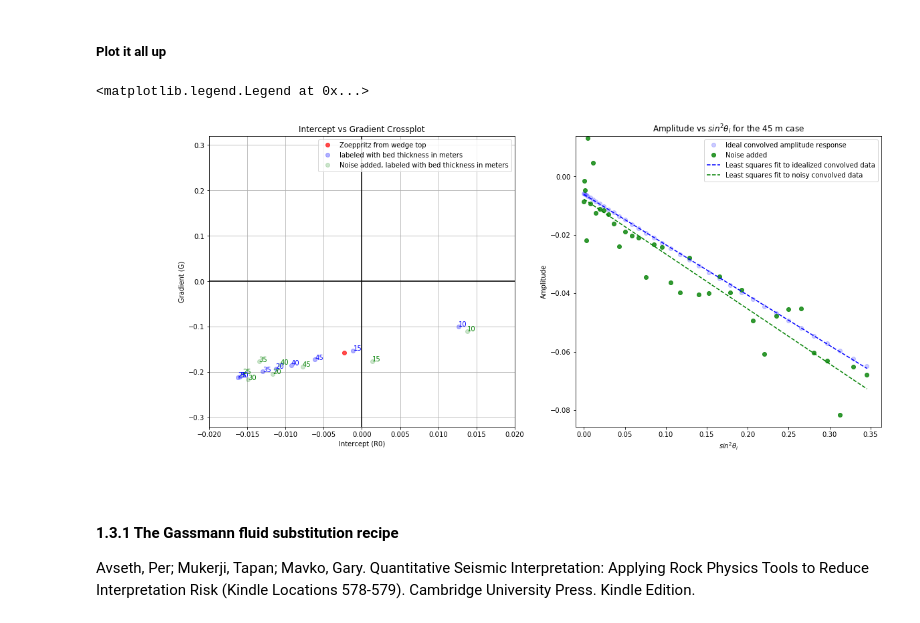
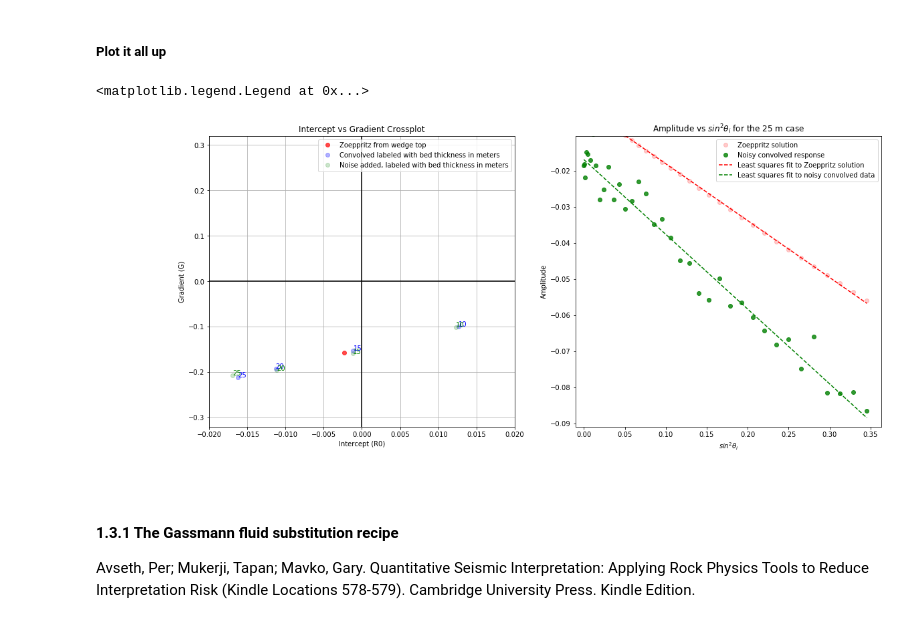
Before and after one commit to tccw/geotools, a Jupyter notebook: AVOtutorial.ipynb, the cells around one changed output. Saved outputs shown, nothing was run; the diff lists cells and outputs as text; code cells hidden in the pictures.

Commit message:
Changed some text and end plots

```diff
--- a/AVOtutorial.ipynb
+++ b/AVOtutorial.ipynb
@@ -1137,7 +1137,7 @@ AconvTunedGradientNoise = []
 YconvNoisyList = []
 n = []
 
-for i in range(10):
+for i in range(6):
     #Some handy constants
     nlayers = len(vp_mod)
     nint = nlayers - 1
@@ -1236,7 +1236,7 @@ for i in range(10):
     Yconv = np.array(line1)
     Yconv = Yconv.reshape((ntrc, 1))
     #add a bit of noise
-    YconvNoisy = np.random.normal(0,np.std(Yconv)/2,len(np.arange(theta1_max+1)))
+    YconvNoisy = np.random.normal(0,np.std(Yconv)/5,len(np.arange(theta1_max+1)))
     YconvNoisy = YconvNoisy.reshape((len(YconvNoisy),1))+Yconv
 
 
@@ -1268,42 +1268,44 @@ ax1 = plt.subplot(121)
 ax1.plot(Azoep[0],Azoep[1],'ro',alpha = 0.7, label = 'Zoeppritz from wedge top')
 #ax1.plot(AconvTunedIntercept, AconvTunedGradient, 'b--',alpha = 0.2, label = 'Convolved from wedge top [' +
          #str(int(wvlt_cfreq)) + r' Hz center $f$]')
-ax1.plot(AconvTunedIntercept, AconvTunedGradient, 'bo', alpha = 0.3, label = 'labeled with bed thickness in meters')
+ax1.plot(AconvTunedIntercept, AconvTunedGradient, 'bo', alpha = 0.3, label = 'Convolved labeled with bed thickness in meters')
 #ax1.plot(AconvTunedInterceptNoise, AconvTunedGradientNoise, 'g--',alpha = 0.2)
 ax1.plot(AconvTunedInterceptNoise, AconvTunedGradientNoise, 'go', alpha = 0.2, label = 'Noise added, labeled with bed thickness in meters')
 ax1.set_xlim(np.round(-Azoep[0]*10,2),np.round(Azoep[0]*10,2))
 ax1.set_ylim(np.round(-Azoep[1]*2,2),np.round(Azoep[1]*2,2))
 ax1.invert_yaxis()
 ax1.invert_xaxis()
 ax1.set_xlabel('Intercept (R0)')
 ax1.set_ylabel('Gradient (G)')
 ax1.set_title('Intercept vs Gradient Crossplot')
 ax1.axvline(x=0,color = 'k')
 ax1.axhline(y=0,color = 'k')
 ax1.legend()
 ax1.grid()
 for i, txt in enumerate(n):
     ax1.annotate(txt, (AconvTunedIntercept[i],AconvTunedGradient[i]),color = 'blue', fontsize = 'medium')
 for i, txt in enumerate(n):
     ax1.annotate(txt, (AconvTunedInterceptNoise[i],AconvTunedGradientNoise[i]), color = 'green', fontsize = 'medium')
 
 axisbuffer = 1.05
 
 ax2 = plt.subplot(122)
 
-ax2.plot(sintheta2,Yconv,'bo', label = 'Ideal convolved amplitude response', alpha = 0.2)
-ax2.plot(sintheta2,YconvNoisy,'go', label = 'Noise added', alpha = 0.8 )
+ax2.plot(sintheta2,Yzoep,'ro', label = 'Zoeppritz solution', alpha = 0.2)
+#ax2.plot(sintheta2,Yconv,'bo', label = 'Ideal convolved amplitude response', alpha = 0.2)
+ax2.plot(sintheta2,YconvNoisy,'go', label = 'Noisy convolved response', alpha = 0.8 )
 ax2.set_ylim(np.min(YconvNoisy)*axisbuffer,np.max(YconvNoisy)*axisbuffer)
 ax2.set_xlim(-0.01,np.max(sintheta2)*axisbuffer)
 ax2.set_ylabel('Amplitude')
 ax2.set_xlabel(r'$sin^{2}\theta_i$') # r sets the string input to raw so that LaTex formatting will be read properly
 ax2.set_title(r'Amplitude vs $sin^2\theta_i$ for the ' + str(int(thickness)) + ' m case')
-ax2.plot(sintheta2, sintheta2*Aconv[1] + Aconv[0], 'b--', label = 'Least squares fit to idealized convolved data')
+ax2.plot(sintheta2, sintheta2*Azoep[1] + Azoep[0],'r--', label = 'Least squares fit to Zoeppritz solution')
+#ax2.plot(sintheta2, sintheta2*Aconv[1] + Aconv[0], 'b--', label = 'Least squares fit to idealized convolved data')
 ax2.plot(sintheta2, sintheta2*AconvNoisy[1] + AconvNoisy[0],'g--', label = 'Least squares fit to noisy convolved data')
 ax2.legend()
 # %% [output]
 <matplotlib.legend.Legend at 0x...>
-[figure, old version]
+[figure, new version]
 # %% [markdown]
 #### 1.3.1 The Gassmann fluid substitution recipe
 
```
